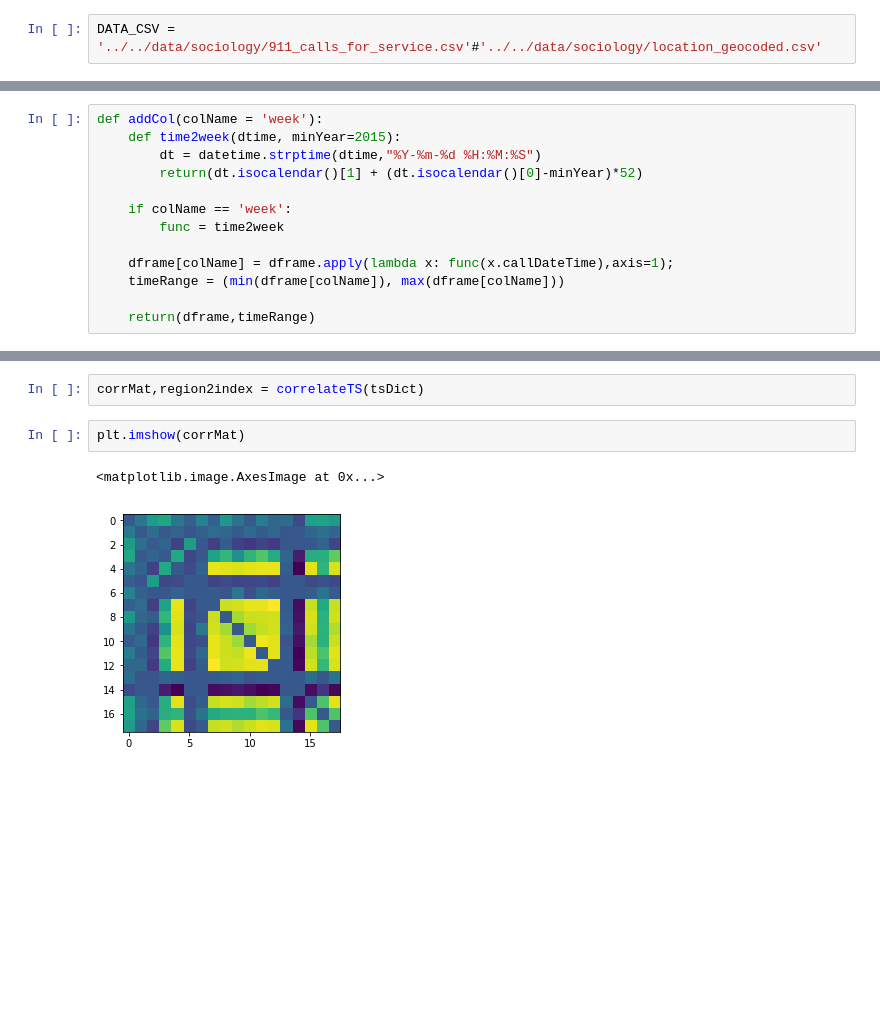
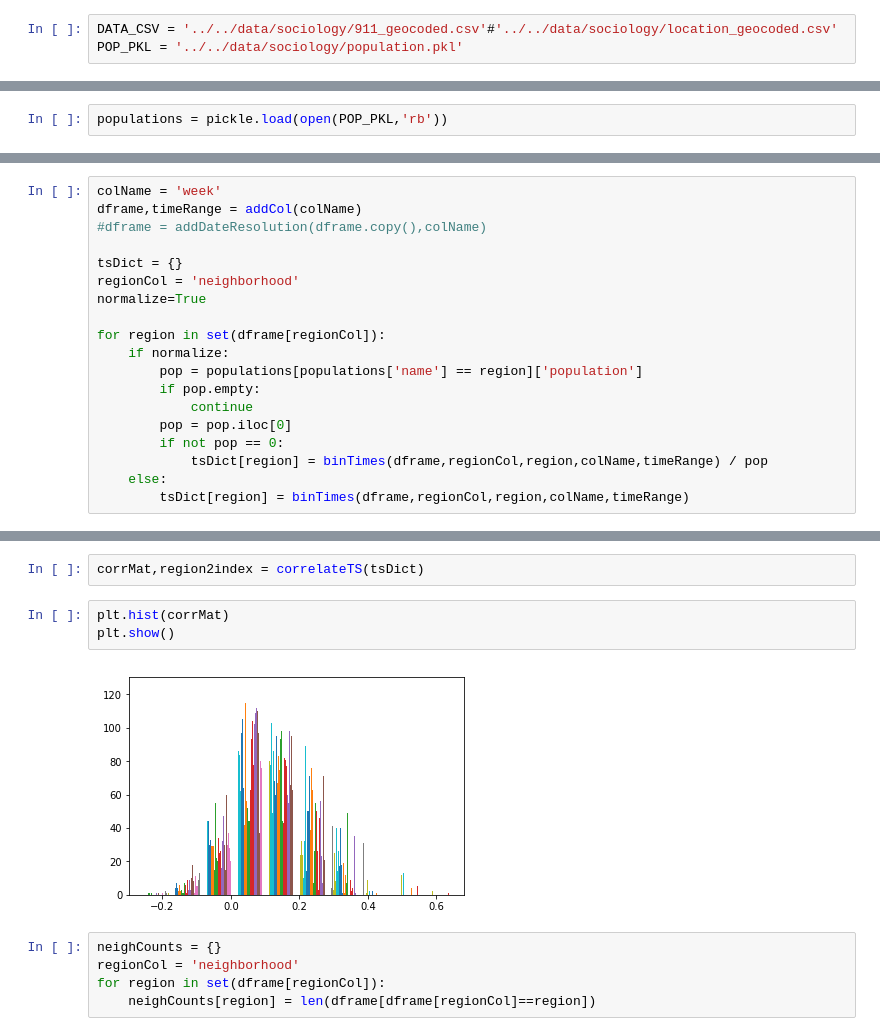
Before and after one commit to idies/Visualization-Hackathon, a Jupyter notebook: code/hack/create_timeseries.ipynb, the cells around one changed output, grey strips where cells are left out. Cells and saved outputs as stored; diff of their text form; blank space fills up the shorter version.

```diff
--- a/code/hack/create_timeseries.ipynb
+++ b/code/hack/create_timeseries.ipynb
@@ -11,9 +11,12 @@ from datetime import datetime
 from collections import Counter
 import pickle
 # %%
-DATA_CSV = '../../data/sociology/911_calls_for_service.csv'#'../../data/sociology/location_geocoded.csv'
+DATA_CSV = '../../data/sociology/911_geocoded.csv'#'../../data/sociology/location_geocoded.csv'
+POP_PKL = '../../data/sociology/population.pkl'
 # %%
 dframe = pd.read_csv(DATA_CSV)
+# %%
+populations = pickle.load(open(POP_PKL,'rb'))
 # %%
 '''
 Constructs time series vector of binned counts from depCol for the indepValue in the indepCol
@@ -29,13 +50,0 @@ def binTimes(dframe,indepCol,indepValue,depCol,timeRange):
-# %%
-def addCol(colName = 'week'):
-    def time2week(dtime, minYear=2015):
-        dt = datetime.strptime(dtime,"%Y-%m-%d %H:%M:%S")
-        return(dt.isocalendar()[1] + (dt.isocalendar()[0]-minYear)*52)
-
-    if colName == 'week':
-        func = time2week
-
-    dframe[colName] = dframe.apply(lambda x: func(x.callDateTime),axis=1);
-    timeRange = (min(dframe[colName]), max(dframe[colName]))
-
-    return(dframe,timeRange)
@@ -57,0 +89,19 @@ for region in set(dframe[regionCol]):
+# %%
+colName = 'week'
+dframe,timeRange = addCol(colName)
+#dframe = addDateResolution(dframe.copy(),colName)
+
+tsDict = {}
+regionCol = 'neighborhood'
+normalize=True
+
+for region in set(dframe[regionCol]):
+    if normalize:
+        pop = populations[populations['name'] == region]['population']
+        if pop.empty:
+            continue
+        pop = pop.iloc[0]
+        if not pop == 0:
+            tsDict[region] = binTimes(dframe,regionCol,region,colName,timeRange) / pop
+    else:
+        tsDict[region] = binTimes(dframe,regionCol,region,colName,timeRange)
@@ -81,7 +138,12 @@ def correlateTS(tsDict):
 # %%
 corrMat,region2index = correlateTS(tsDict)
 # %%
-plt.imshow(corrMat)
+plt.hist(corrMat)
+plt.show()
 # %% [output]
-<matplotlib.image.AxesImage at 0x...>
-[figure, old version]
+[figure, new version]
+# %%
+neighCounts = {}
+regionCol = 'neighborhood'
+for region in set(dframe[regionCol]):
+    neighCounts[region] = len(dframe[dframe[regionCol]==region])
```
Also changed, not shown: parts of 13 cells of this notebook, 10 other files.
